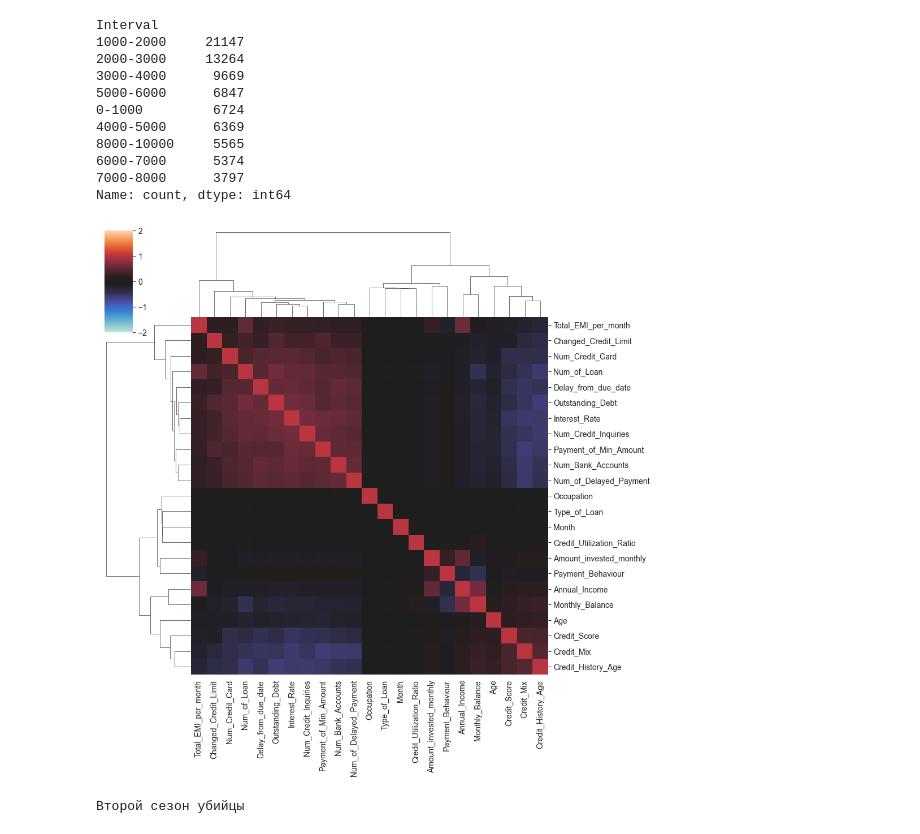
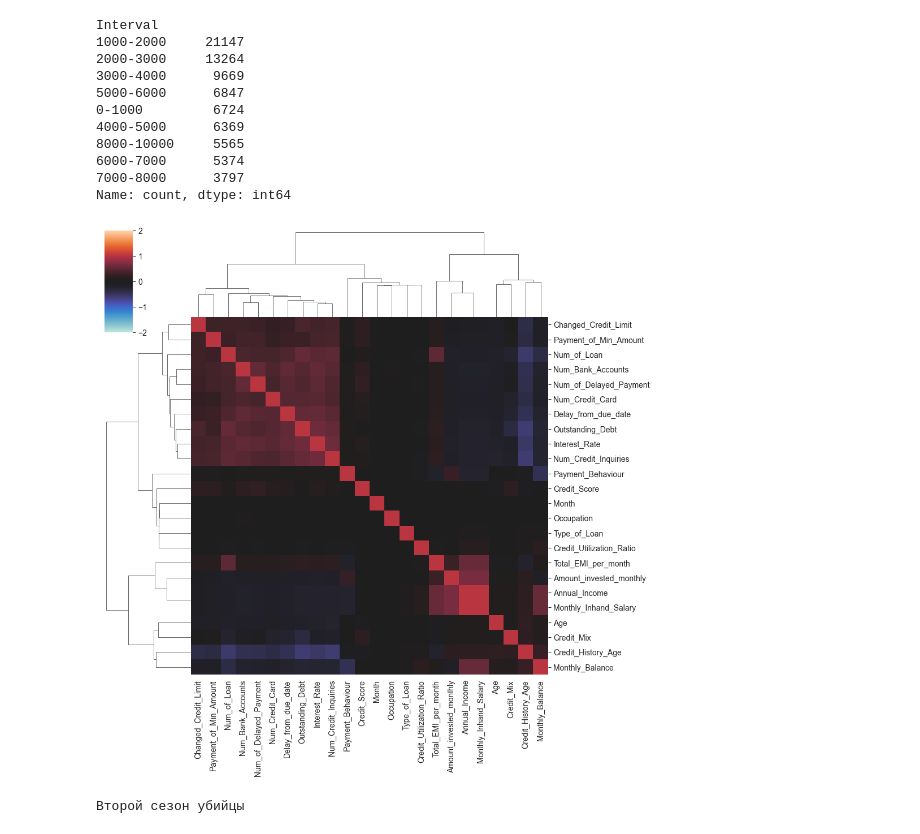
Before and after one commit to AlexShinalov/spbu-PredictCreditScore, a Jupyter notebook: RefactorData.ipynb, the cells around one changed output. Saved outputs shown, nothing was run; the diff lists cells and outputs as text; code cells hidden in the pictures.

```diff
--- a/RefactorData.ipynb
+++ b/RefactorData.ipynb
@@ -36,0 +46,26 @@ train_df['Credit_Mix'] = train_df['Credit_Mix'].replace({'Bad': 0, 'Standard': 1
+# %%
+def convert_to_float_or_random(value):
+    if type(value) == float:
+        return value
+    elif type(value) is int:
+        return value
+    elif value == '__10000__':
+        return 11111111111111111
+    elif value == "__-333333333333333333333333333__":
+        return 33333333333333333
+    elif value == '_':
+        return 0
+    elif value[-1] == '_':
+        try: return float(value[0:-1])
+        except ValueError:
+            print(value)
+    else:
+        try:
+            return float(value)
+        except ValueError:
+            print(value)
+train_df[train_df.select_dtypes(include='object').columns] =train_df.select_dtypes(include=['object']).map(convert_to_float_or_random)
+# %%
+from sklearn.model_selection import train_test_split
+X = train_df
+X_train, X_test = train_test_split(X,  test_size=0.2, random_state=42)
@@ -36,0 +104,15 @@ train_df['Credit_Mix'] = train_df['Credit_Mix'].replace({'Bad': 0, 'Standard': 1
+# %%
+def salary (df):
+    if df['Monthly_Inhand_Salary'].isnull().any():
+        df['Monthly_Inhand_Salary'] = df['Annual_Income']/12
+        return df
+X_train = salary(X_train)
+X_test = salary(X_test)
+# %%
+def drop_missing(train_df):
+    num_сols_with_missing = [col for col in train_df.columns
+                         if train_df[col].isnull().any()]
+    train_df=train_df.dropna(subset=num_сols_with_missing)
+    return train_df
+X_train = drop_missing(X_train)
+X_test = drop_missing(X_test)
@@ -216,16 +265,16 @@ Name: count, dtype: int64
 # %%
 def corrplot(df, method="pearson", annot=True, **kwargs):
     sns.clustermap(
         df.corr(method),
         vmin=-2.0,
         vmax=2.0,
         cmap="icefire",
         method="complete",
         annot=annot,
         **kwargs,
     )
 
-corrplot(train_df, annot=None)
+corrplot(X_train, annot=None)
 # %% [output]
-[figure, old version]
+[figure, new version]
 # %%
```
Also changed, not shown: parts of 23 cells of this notebook, 7 other files.
